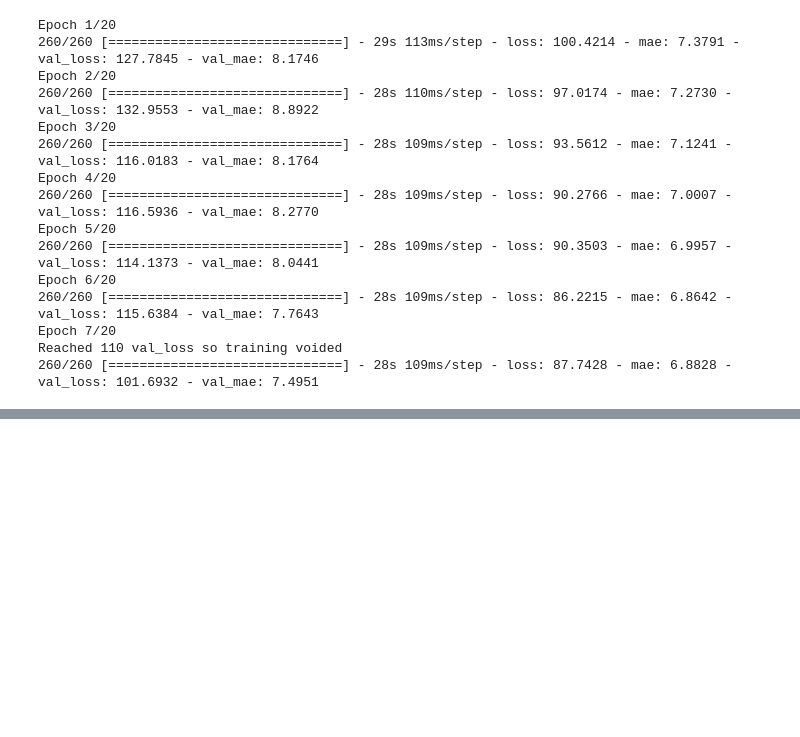
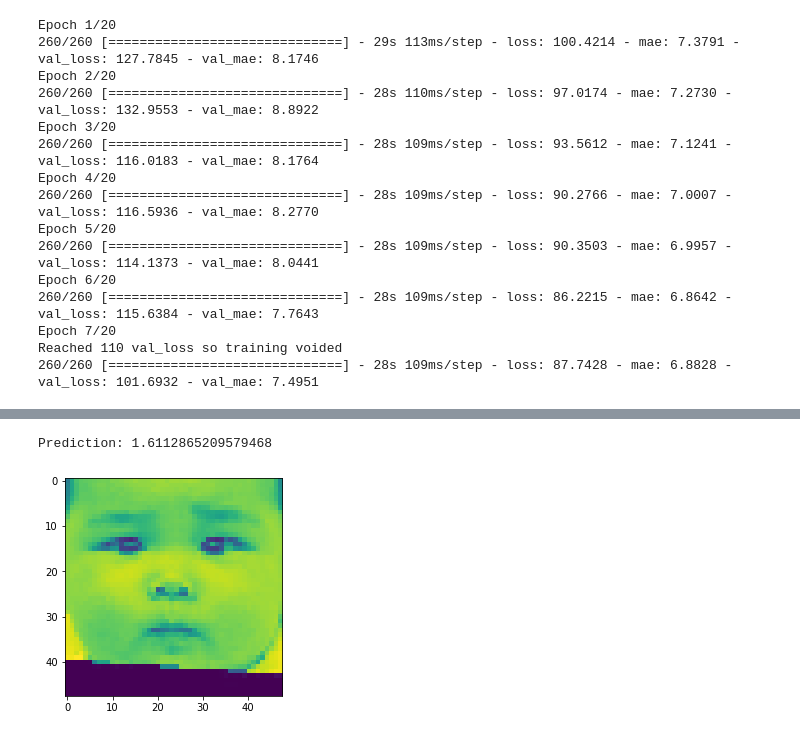
Before and after one commit to Real-VeerSandhu/Ethnicity-Age-Prediction, a Jupyter notebook: main_notebook.ipynb, the cells around one changed output, grey strips where cells are left out. Cells and saved outputs as stored; diff of their text form; code cells hidden in the pictures; blank space fills up the shorter version.

```diff
--- a/main_notebook.ipynb
+++ b/main_notebook.ipynb
@@ -419,0 +433,5 @@ model3.save('age_model.h5')
+# %%
+local_predict_age(248)
+# %% [output]
+Prediction: 1.6112865209579468
+[figure, added]
```
Also changed, not shown: parts of 9 cells of this notebook, 1 other file.
